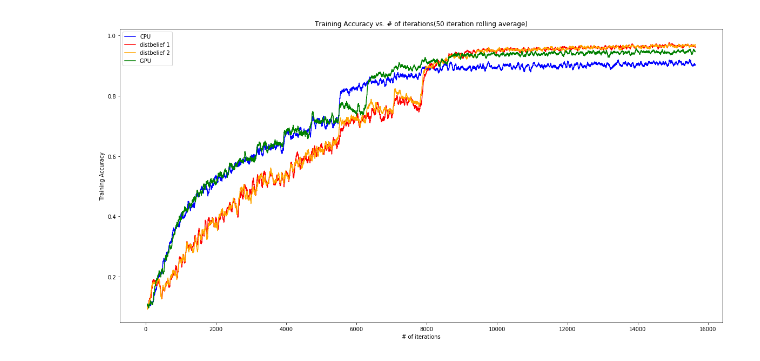
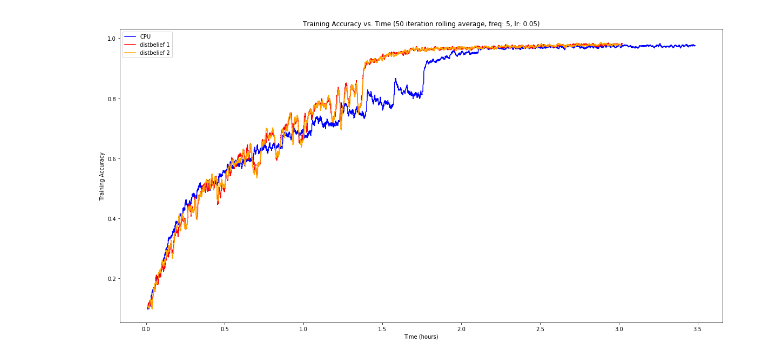
Before and after one commit to ucla-labx/distbelief, a Jupyter notebook: Analysis.ipynb, the cells around one changed output. Saved outputs shown, nothing was run; the diff lists cells and outputs as text; code cells hidden in the pictures.

Commit message:
added in graphs from aws

```diff
--- a/Analysis.ipynb
+++ b/Analysis.ipynb
@@ -2,10 +2,10 @@
 import matplotlib.pyplot as plt
 import pandas as pd
 # %%
-df = pd.read_csv('single.csv')
-df_gpu = pd.read_csv('gpu.csv')
-df1 = pd.read_csv('node1.csv')
-df2 = pd.read_csv('node2.csv')
+df = pd.read_csv('log/single.csv')
+#df_gpu = pd.read_csv('gpu.csv')
+df1 = pd.read_csv('log/node1.csv')
+df2 = pd.read_csv('log/node2.csv')
 # %%
 df['timestamp'] = pd.to_datetime(df['timestamp'])
 df1['timestamp'] = pd.to_datetime(df1['timestamp'])
@@ -49,21 +43,21 @@ display(df1.head())
 # %%
 fig = plt.figure(figsize=(20, 10))
 
 #df = df.dropna()
 #df1 = df1.dropna()
 #df2 = df2.dropna()
 #df_gpu = df_gpu.dropna()
 
-plt.plot(df['index'],df['training_accuracy'].rolling(50).mean(), label='CPU', color='b', )
-plt.plot(df1['index'],df1['training_accuracy'].rolling(50).mean(), label='distbelief 1', color='r')
-plt.plot(df2['index'],df2['training_accuracy'].rolling(50).mean(), label='distbelief 2', color='orange')
-plt.plot(df_gpu['index'],df_gpu['training_accuracy'].rolling(50).mean(), label='GPU ', color='green')
+plt.plot(df['timestamp'].dt.seconds / 3600.0,df['training_accuracy'].rolling(50).mean(), label='CPU', color='b', )
+plt.plot(df1['timestamp'].dt.seconds / 3600.0,df1['training_accuracy'].rolling(50).mean(), label='distbelief 1', color='r')
+plt.plot(df2['timestamp'].dt.seconds / 3600.0,df2['training_accuracy'].rolling(50).mean(), label='distbelief 2', color='orange')
+#plt.plot(df_gpu['index'],df_gpu['training_accuracy'].rolling(50).mean(), label='GPU ', color='green')
 
 plt.ylabel('Training Accuracy')
-plt.xlabel('# of iterations')
+plt.xlabel('Time (hours)')
 plt.legend()
-plt.title("Training Accuracy vs. # of iterations(50 iteration rolling average)")
-plt.savefig('fig1.png')
+plt.title("Training Accuracy vs. Time (50 iteration rolling average, freq: 5, lr: 0.05)")
+plt.savefig('train_time.png')
 plt.show()
 # %% [output]
-[figure, old version]
+[figure, new version]
```
Also changed, not shown: parts of 3 cells of this notebook, 4 other files.
